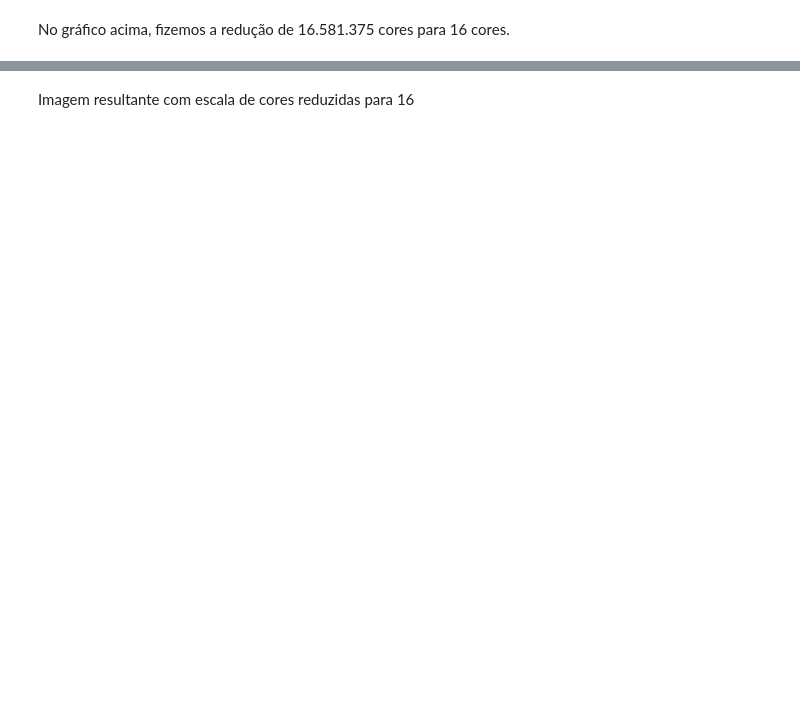
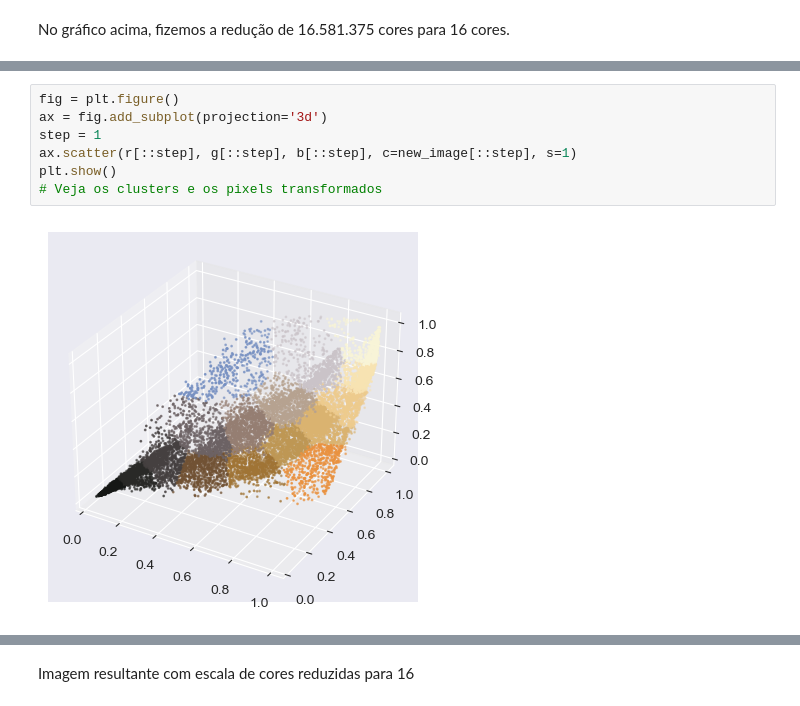
Before and after one commit to anambrito/IC-Inteligencia-Computacional, a Jupyter notebook: Kmeans/kmeans_EX2.ipynb, the cells around one changed output, grey strips where cells are left out. Cells and saved outputs as stored; diff of their text form; blank space fills up the shorter version.

Commit message:
cluster pronto 100%

```diff
--- a/Kmeans/kmeans_EX2.ipynb
+++ b/Kmeans/kmeans_EX2.ipynb
@@ -89,0 +90,9 @@ plt.imshow(new_image.reshape(128,128,3))
+# %%
+fig = plt.figure()
+ax = fig.add_subplot(projection='3d')
+step = 1
+ax.scatter(r[::step], g[::step], b[::step], c=new_image[::step], s=1)
+plt.show()
+# Veja os clusters e os pixels transformados
+# %% [output]
+[figure, added]
```
Also changed, not shown: parts of 7 cells of this notebook, 1 other file.
